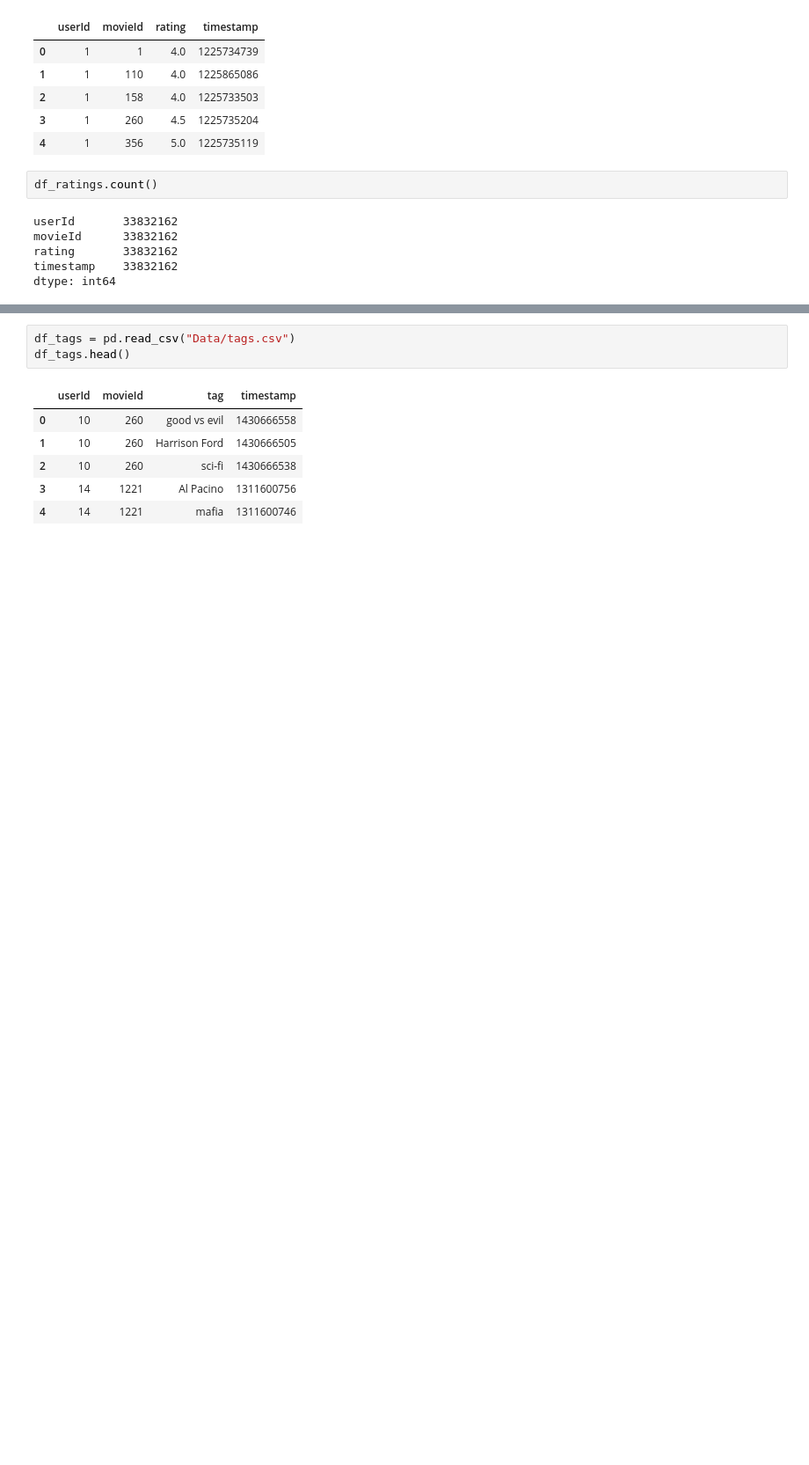
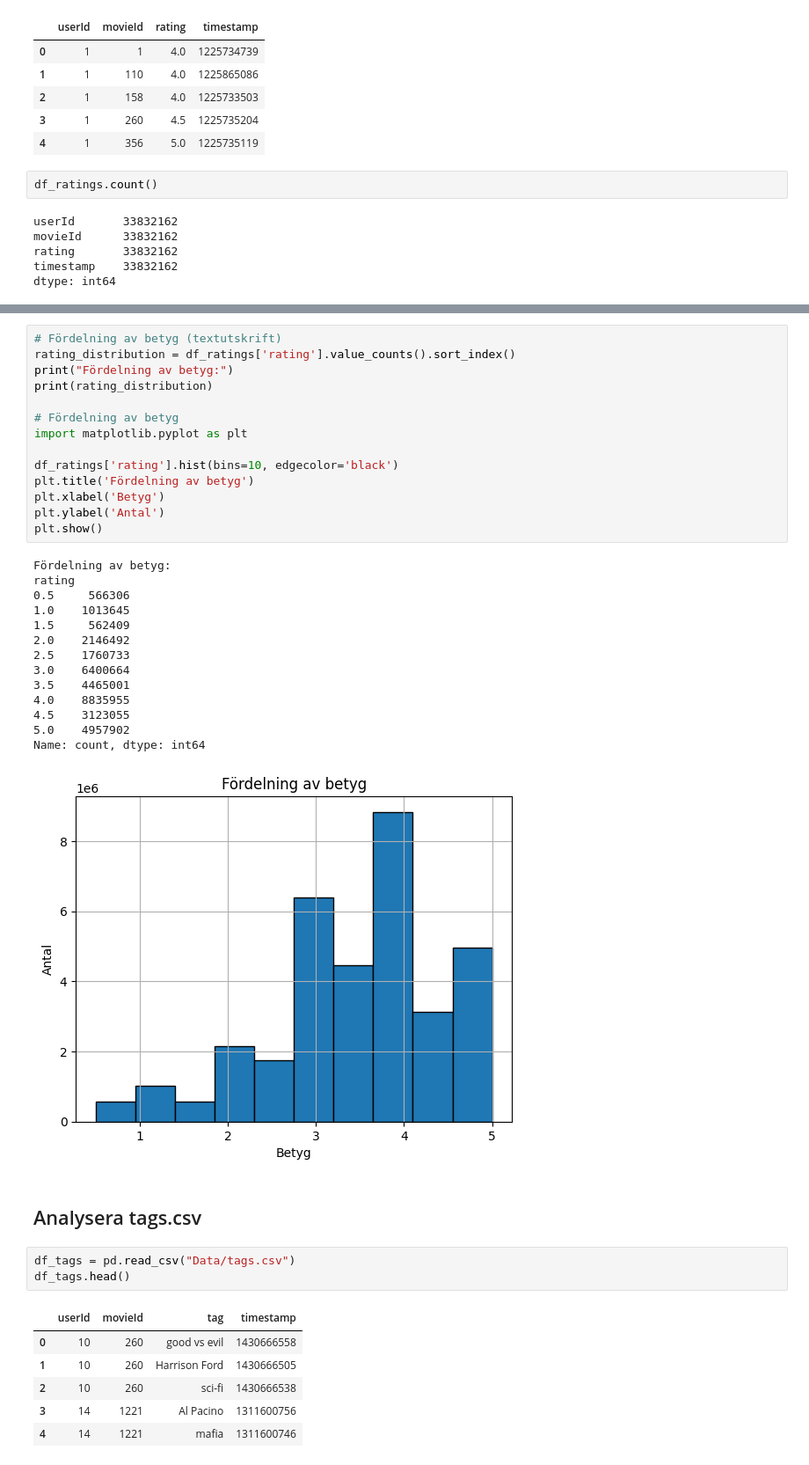
Before and after one commit to Jenchichi/Machine-learning-Jenny, a Jupyter notebook: Labb_2/Laborations_analys.ipynb, the cells around one changed output, grey strips where cells are left out. Shown at 88% size. Drawn from its saved outputs; the diff is of its cells as text; blank space fills up the shorter version.

```diff
--- a/Labb_2/Laborations_analys.ipynb
+++ b/Labb_2/Laborations_analys.ipynb
@@ -63,3 +77,34 @@ dtype: int64
+# %%
+# Fördelning av betyg (textutskrift)
+rating_distribution = df_ratings['rating'].value_counts().sort_index()
+print("Fördelning av betyg:")
+print(rating_distribution)
+
+# Fördelning av betyg
+import matplotlib.pyplot as plt
+
+df_ratings['rating'].hist(bins=10, edgecolor='black')
+plt.title('Fördelning av betyg')
+plt.xlabel('Betyg')
+plt.ylabel('Antal')
+plt.show()
+# %% [output]
+Fördelning av betyg:
+rating
+0.5     566306
+1.0    1013645
+1.5     562409
+2.0    2146492
+2.5    1760733
+3.0    6400664
+3.5    4465001
+4.0    8835955
+4.5    3123055
+5.0    4957902
+Name: count, dtype: int64
+[figure, added]
+# %% [markdown]
+## Analysera tags.csv
 # %%
 df_tags = pd.read_csv("Data/tags.csv")
 df_tags.head()
```
Also changed, not shown: parts of 7 cells of this notebook, 6 other files.
